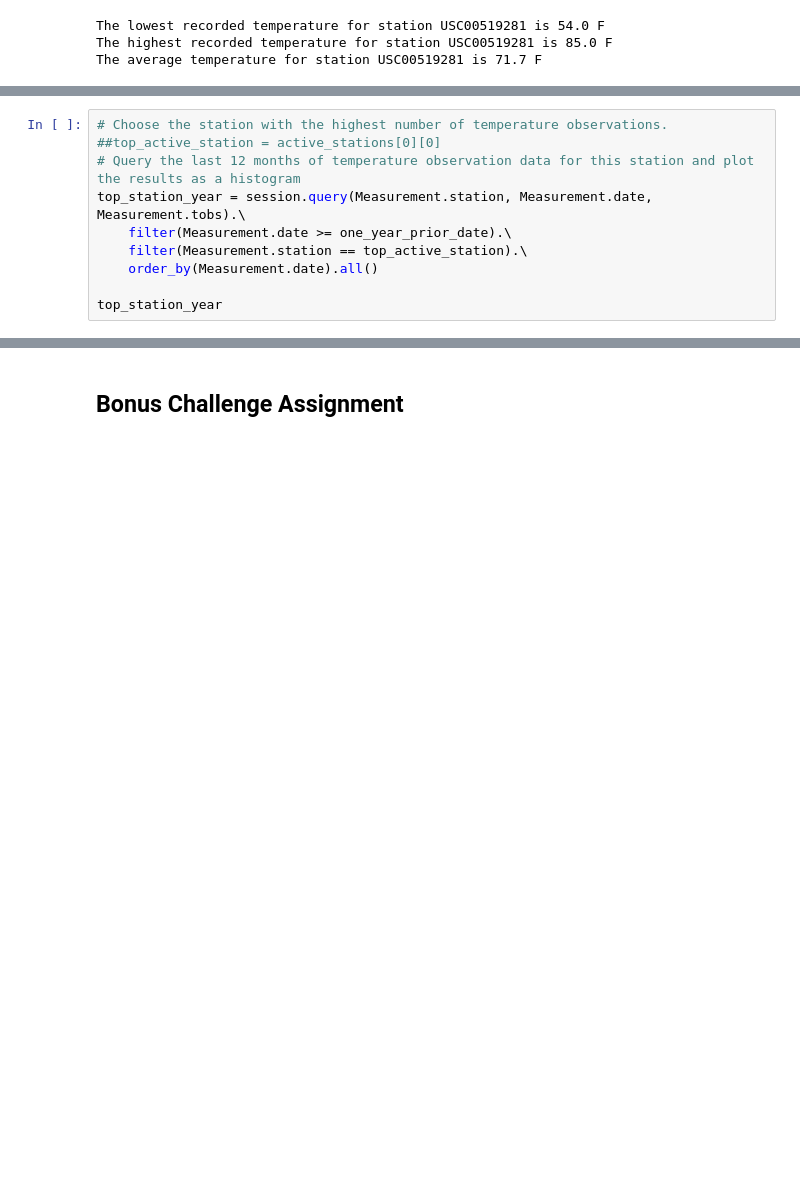
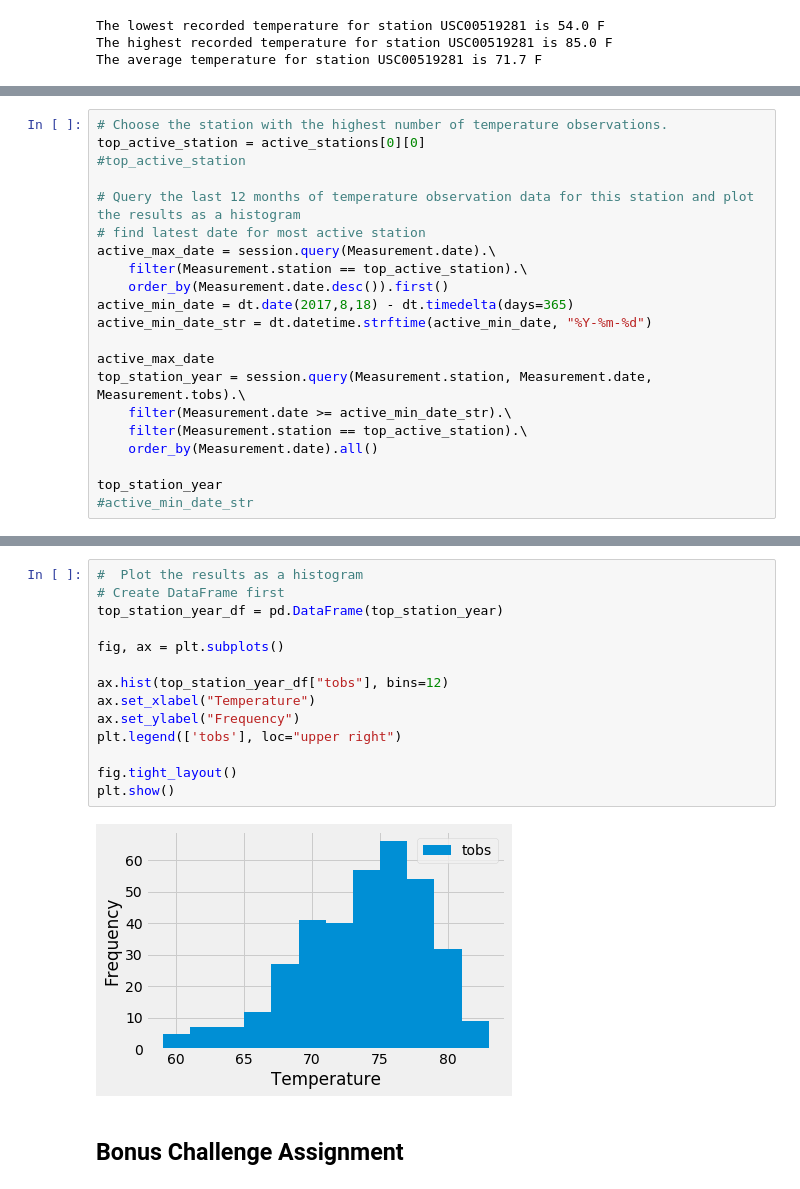
Before and after one commit to kguralpdx/sqlalchemy-challenge, a Jupyter notebook: climate_starter.ipynb, the cells around one changed output, grey strips where cells are left out. Cells and saved outputs as stored; diff of their text form; blank space fills up the shorter version.

Commit message:
finished step 1 but bar chart is still problematic

```diff
--- a/climate_starter.ipynb
+++ b/climate_starter.ipynb
@@ -369,12 +371,23 @@ top_active_station
 'USC00519281'
 # %%
 # Choose the station with the highest number of temperature observations.
-##top_active_station = active_stations[0][0]
+top_active_station = active_stations[0][0]
+#top_active_station
+
 # Query the last 12 months of temperature observation data for this station and plot the results as a histogram
+# find latest date for most active station
+active_max_date = session.query(Measurement.date).\
+    filter(Measurement.station == top_active_station).\
+    order_by(Measurement.date.desc()).first()
+active_min_date = dt.date(2017,8,18) - dt.timedelta(days=365)
+active_min_date_str = dt.datetime.strftime(active_min_date, "%Y-%m-%d")
+
+active_max_date
 top_station_year = session.query(Measurement.station, Measurement.date, Measurement.tobs).\
-    filter(Measurement.date >= one_year_prior_date).\
+    filter(Measurement.date >= active_min_date_str).\
     filter(Measurement.station == top_active_station).\
     order_by(Measurement.date).all()
 
 top_station_year
+#active_min_date_str
 # %% [output]
@@ -395,6 +408,22 @@ top_station_year
  ('USC00519281', '2017-08-16', 76.0),
  ('USC00519281', '2017-08-17', 76.0),
  ('USC00519281', '2017-08-18', 79.0)]
+# %%
+#  Plot the results as a histogram
+# Create DataFrame first
+top_station_year_df = pd.DataFrame(top_station_year)
+
+fig, ax = plt.subplots()
+
+ax.hist(top_station_year_df["tobs"], bins=12)
+ax.set_xlabel("Temperature")
+ax.set_ylabel("Frequency")
+plt.legend(['tobs'], loc="upper right")
+
+fig.tight_layout()
+plt.show()
+# %% [output]
+[figure, added]
 # %% [markdown]
 ## Bonus Challenge Assignment
 # %%
```
Also changed, not shown: parts of 2 cells of this notebook.
